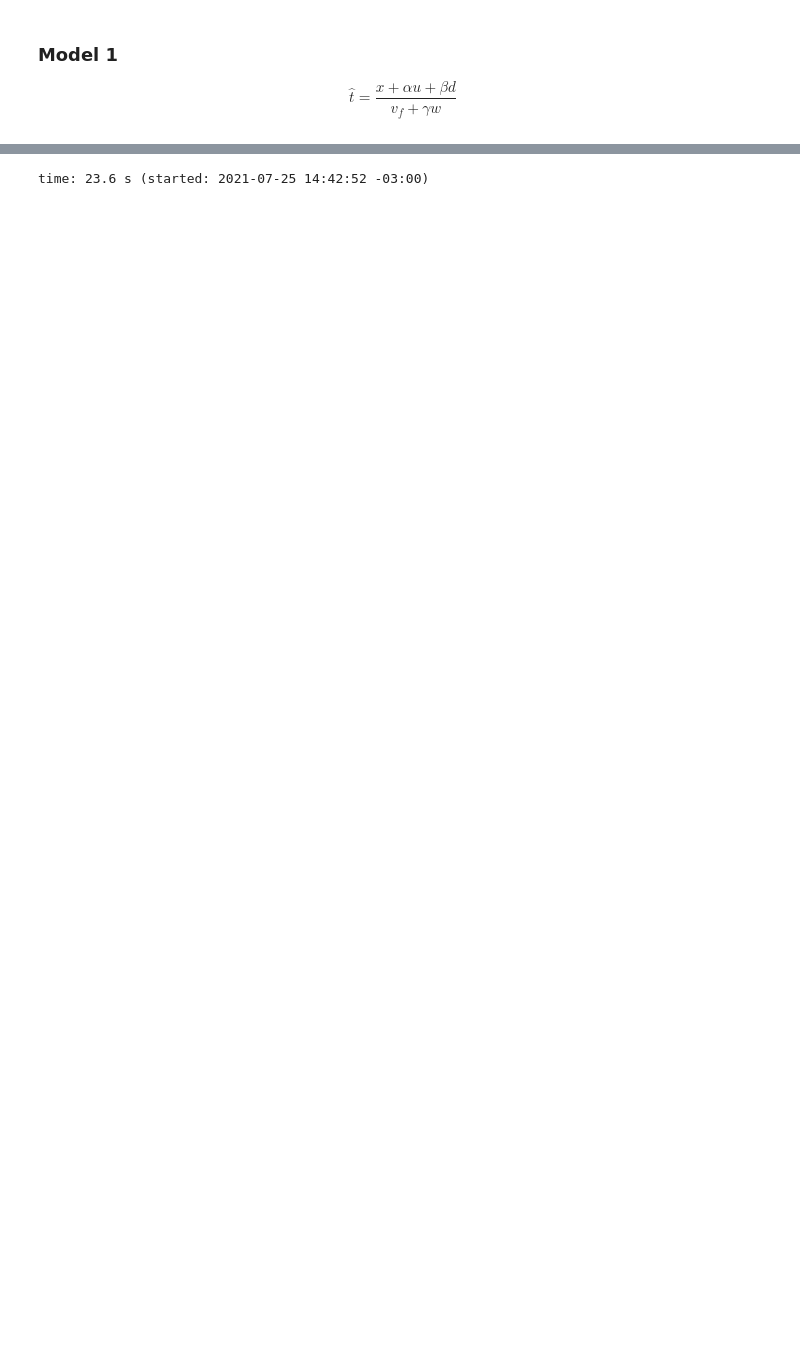
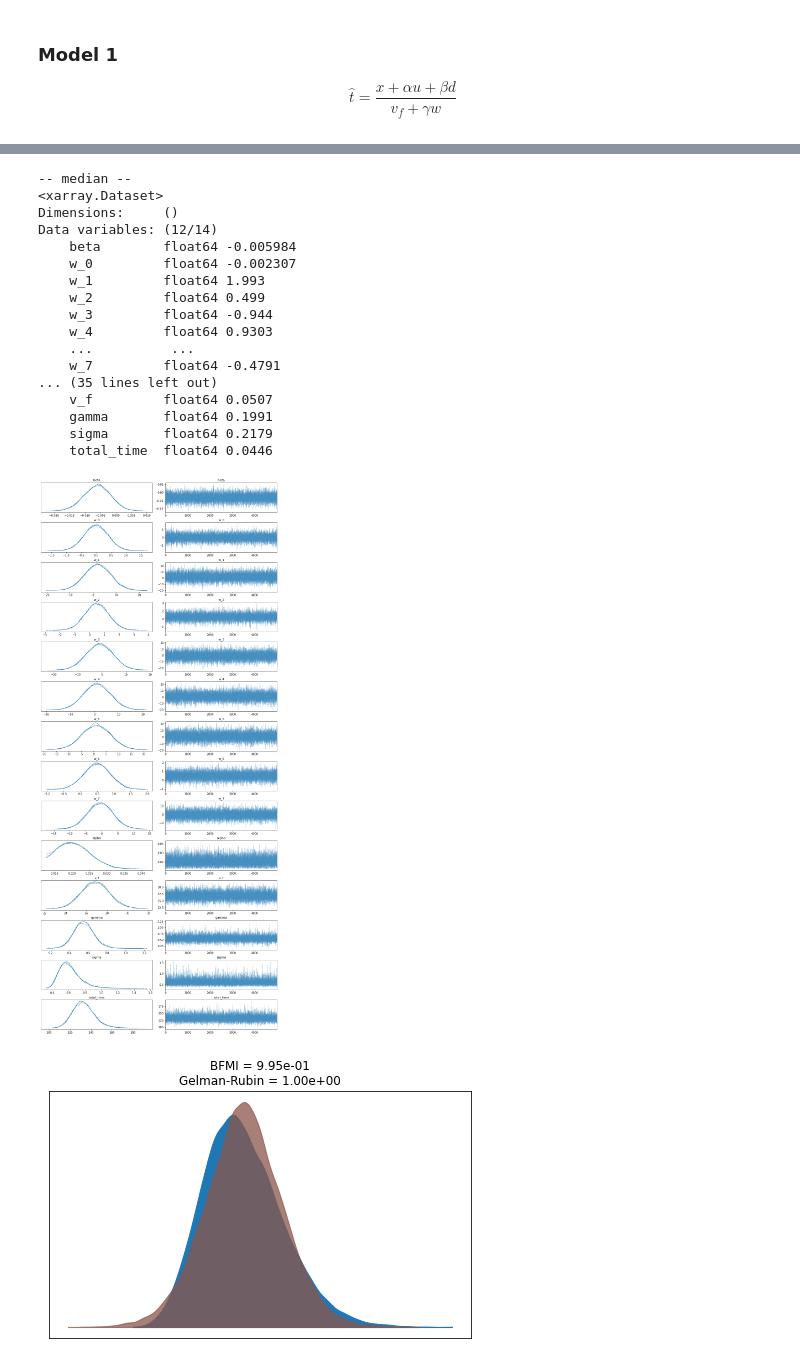
Before and after one commit to danlessa/bike-record-model, a Jupyter notebook: notebooks/5_inference.ipynb, the cells around one changed output, grey strips where cells are left out. Saved outputs shown, nothing was run; the diff lists cells and outputs as text; code cells hidden in the pictures; blank space fills up the shorter version.

```diff
--- a/notebooks/5_inference.ipynb
+++ b/notebooks/5_inference.ipynb
@@ -29,7 +29,7 @@ class Activity():
     power: float
 
 @dataclass
-@class MesoRegion():
+class MesoRegion():
     label: str
     distance_in_km: float
     uphill_in_m: float
@@ -59,14 +59,14 @@ activities = [
 ]
 
 meso_regions = [
-    MesoRegion('amazon_1', 1025, 3127, 3585, None, None),
-    MesoRegion('amazon_2', 1720, 3429, 3866, None, None)
-    MesoRegion('rondonia_1', 1720, 3429, 3866, None, None)
-    MesoRegion('rondonia_2', 1720, 3429, 3866, None, None)
-    MesoRegion('cerrado_1', 1720, 3429, 3866, None, None)
-    MesoRegion('cerrado_2', 1720, 3429, 3866, None, None)
-    MesoRegion('parana_1', 1720, 3429, 3866, None, None)
-    MesoRegion('parana_2', 1720, 3429, 3866, None, None)
+    MesoRegion('amazon_1', 1025, 3127, 3585, 0.0, 1),
+    MesoRegion('amazon_2', 698, 355, 333, 2, 14),
+    MesoRegion('rondonia_1', 911, 3197, 2648, 0.5, 2),
+    MesoRegion('rondonia_2', 734, 2584, 3021, -1, 14),
+    MesoRegion('cerrado_1', 573, 4829, 4377, 1, 14),
+    MesoRegion('cerrado_2', 612, 3743, 4112, 1, 14),
+    MesoRegion('parana_1', 542, 5016, 4650, 0.5, 1.0),
+    MesoRegion('parana_2', 769, 4209, 4813, -.5, 10),
 ]
 
 df = pd.DataFrame(activities)
@@ -127,20 +127,27 @@ with pm.Model() as model:
                                mu=2/3,
                                sigma=1/2,
                                lower=0.0)
-
     model = (alpha * df.uphill_in_m + beta * df.downhill_in_m)
     model += df.distance_in_km
     model /= (v_f + gamma * df.wind_speed_in_kph)
 
     sigma = pm.HalfCauchy('sigma', beta=10, testval=1)
 
+    meso_model = 0.0
+    for i, meso_region in enumerate(meso_regions):
+        x = meso_region.distance_in_km
+        u = meso_region.uphill_in_m
+        d = meso_region.downhill_in_m
+        w = pm.Normal(f'w_{i}',
+                      mu=meso_region.avg_wind_speed_in_kph,
+                      sigma=meso_region.std_wind_speed_in_kph / 2.5) # based on EDA
+        meso_model += (x + alpha * u + beta * d) / (v_f + gamma * w)
+
+    total_time = pm.Deterministic('total_time', meso_model)
+
     y = df.moving_time_in_h
 
     likelihood = pm.Normal('t', mu=model, sigma=sigma, observed=y)
-
-
-    for meso_region in meso_regions:
-        pass
 
     trace = pm.sample(5_000,
                       tune=1_000,
@@ -157 +165,19 @@ KeyboardInterrupt:
-time: 23.6 s (started: 2021-07-25 14:42:52 -03:00)
+-- median --
+<xarray.Dataset>
+Dimensions:     ()
+Data variables: (12/14)
+    beta        float64 -0.005984
+    w_0         float64 -0.002307
+    w_1         float64 1.993
+    w_2         float64 0.499
+    w_3         float64 -0.944
+    w_4         float64 0.9303
+    ...          ...
+    w_7         float64 -0.4791
+... (35 lines left out)
+    v_f         float64 0.0507
+    gamma       float64 0.1991
+    sigma       float64 0.2179
+    total_time  float64 0.0446
+[figure, added]
+[figure, added]
```
Also changed, not shown: parts of 9 cells of this notebook, 1 other file.
